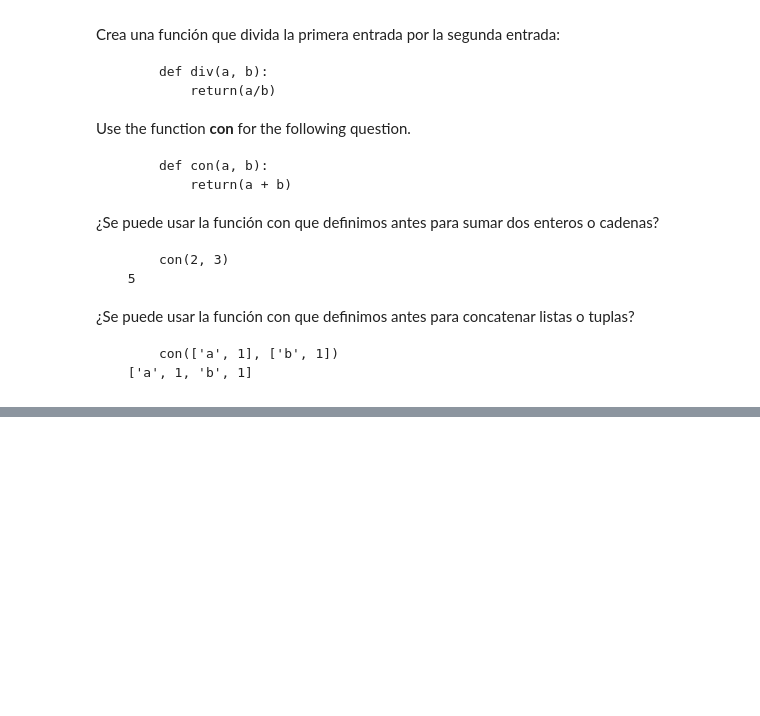
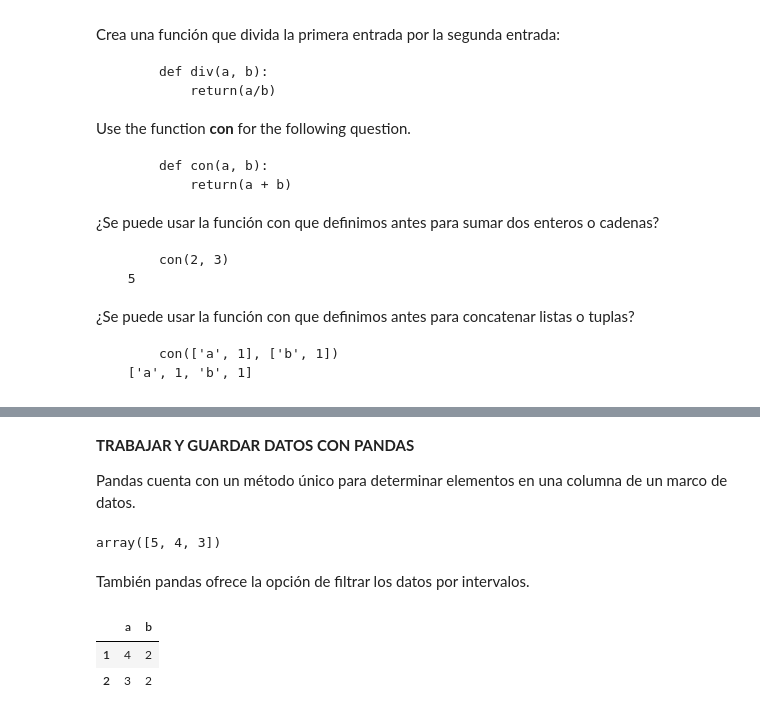
Before and after one commit to PosgradoMNA/actividades-de-aprendizaje-A01793918_HelmyMoreno, a Jupyter notebook: Avance06.ipynb, the cells around one changed output, grey strips where cells are left out. Cells and saved outputs as stored; diff of their text form; code cells hidden in the pictures; blank space fills up the shorter version.

```diff
--- a/Avance06.ipynb
+++ b/Avance06.ipynb
@@ -832,0 +842,18 @@ In [ ]:
+# %% [markdown]
+**TRABAJAR Y GUARDAR DATOS CON PANDAS**
+
+Pandas cuenta con un método único para determinar elementos en una columna de un marco de datos.
+# %%
+df=pd.DataFrame({"a":[5,4,3], "b":[2,2,2]})
+# %%
+df["a"].unique()
+# %% [output]
+array([5, 4, 3])
+# %% [markdown]
+También pandas ofrece la opción de filtrar los datos por intervalos.
+# %%
+df[df['a']<5]
+# %% [output]
+|  | a | b |
+| 1 | 4 | 2 |
+| 2 | 3 | 2 |
```
Also changed, not shown: parts of 20 cells of this notebook.
